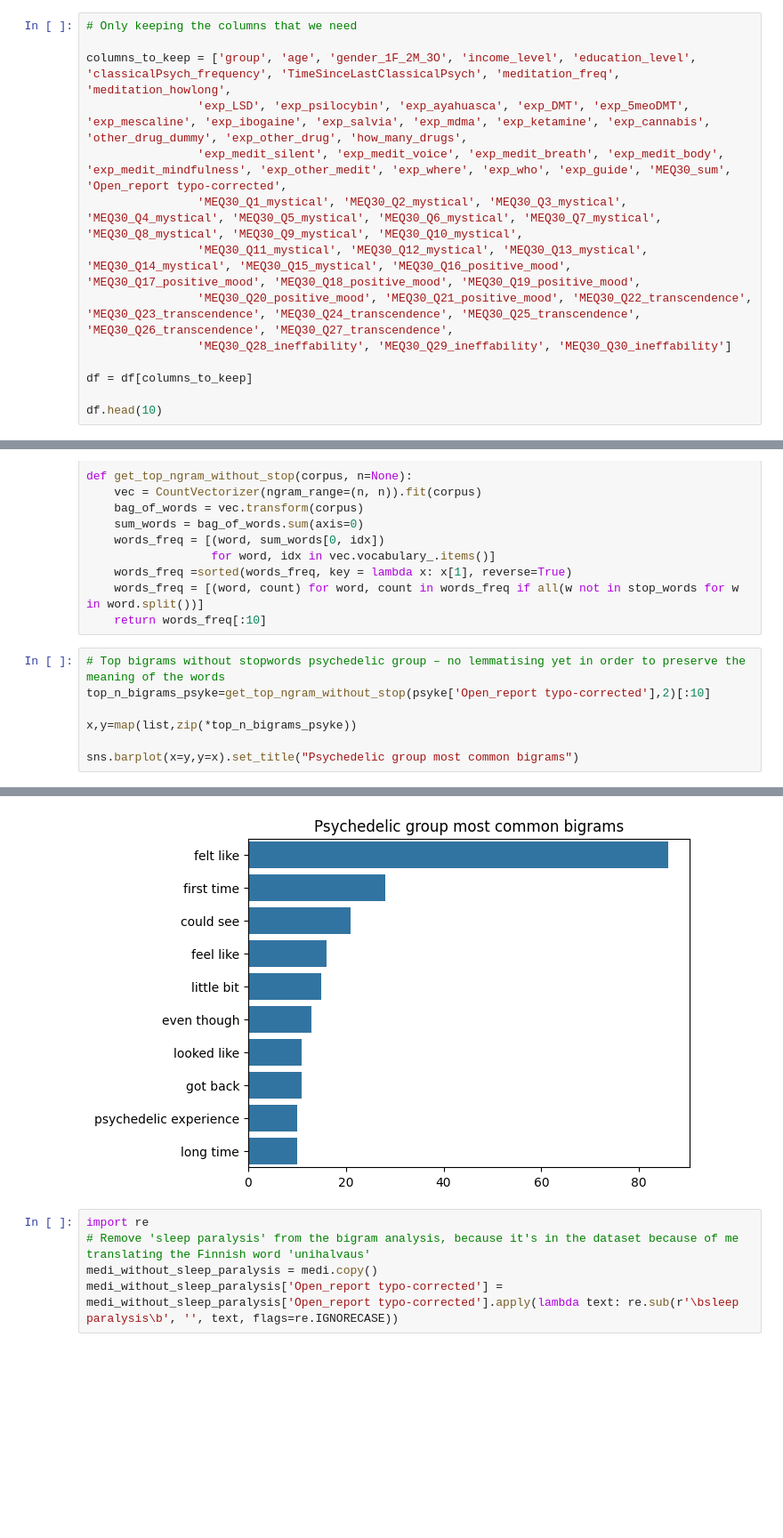
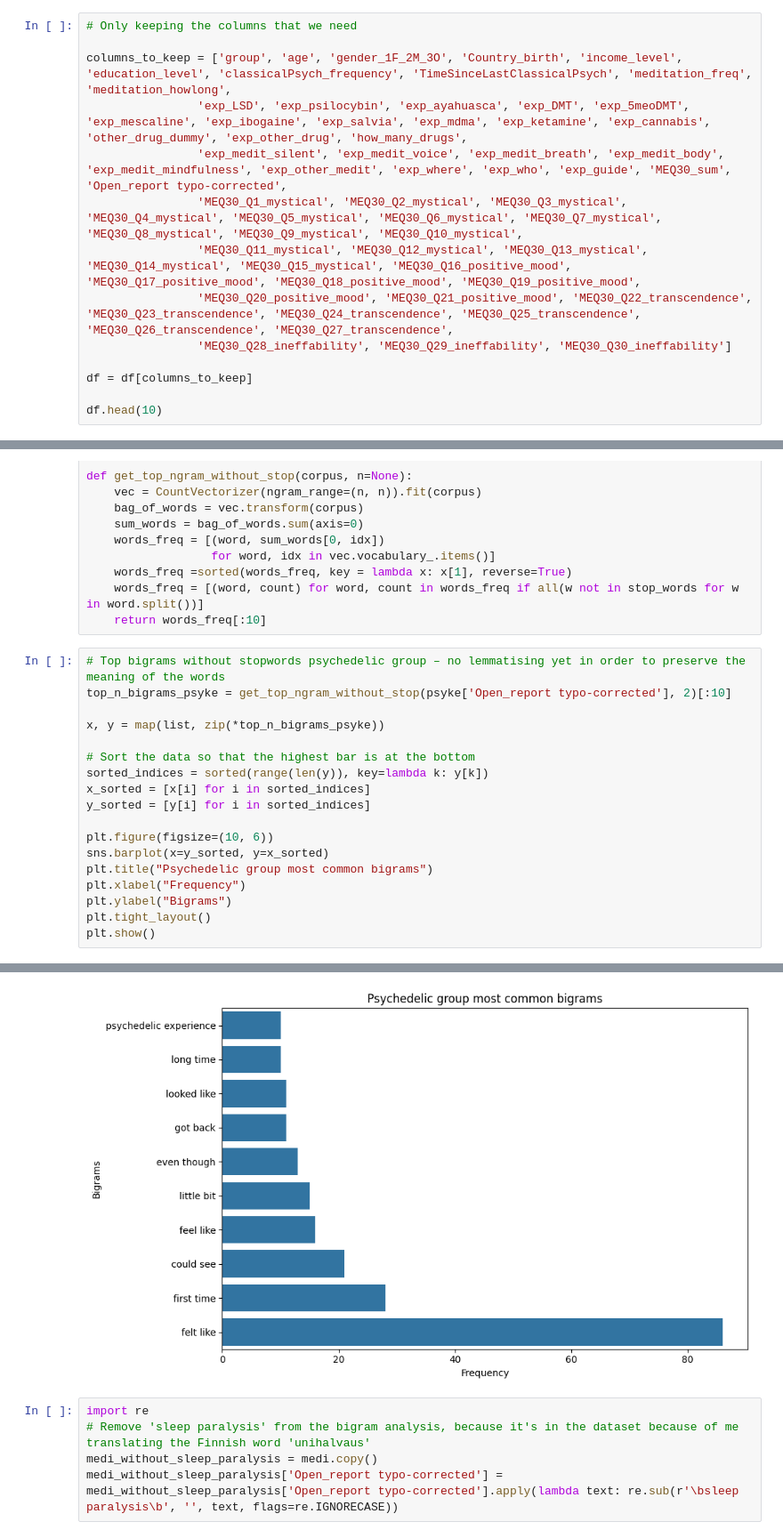
Before and after one commit to konstakm/psychedelics_vs_meditation_nlp, a Jupyter notebook: analysis final.ipynb, the cells around one changed output, grey strips where cells are left out. Shown at 89% size. Drawn from its saved outputs; the diff is of its cells as text; blank space fills up the shorter version.

```diff
--- a/analysis final.ipynb
+++ b/analysis final.ipynb
@@ -41,7 +41,7 @@ memory usage: 276.4+ KB
 # %%
 # Only keeping the columns that we need
 
-columns_to_keep = ['group', 'age', 'gender_1F_2M_3O', 'income_level', 'education_level', 'classicalPsych_frequency', 'TimeSinceLastClassicalPsych', 'meditation_freq', 'meditation_howlong',
+columns_to_keep = ['group', 'age', 'gender_1F_2M_3O', 'Country_birth', 'income_level', 'education_level', 'classicalPsych_frequency', 'TimeSinceLastClassicalPsych', 'meditation_freq', 'meditation_howlong',
                 'exp_LSD', 'exp_psilocybin', 'exp_ayahuasca', 'exp_DMT', 'exp_5meoDMT', 'exp_mescaline', 'exp_ibogaine', 'exp_salvia', 'exp_mdma', 'exp_ketamine', 'exp_cannabis', 'other_drug_dummy', 'exp_other_drug', 'how_many_drugs',
                 'exp_medit_silent', 'exp_medit_voice', 'exp_medit_breath', 'exp_medit_body', 'exp_medit_mindfulness', 'exp_other_medit', 'exp_where', 'exp_who', 'exp_guide', 'MEQ30_sum', 'Open_report typo-corrected',
                 'MEQ30_Q1_mystical', 'MEQ30_Q2_mystical', 'MEQ30_Q3_mystical', 'MEQ30_Q4_mystical', 'MEQ30_Q5_mystical', 'MEQ30_Q6_mystical', 'MEQ30_Q7_mystical', 'MEQ30_Q8_mystical', 'MEQ30_Q9_mystical', 'MEQ30_Q10_mystical',
@@ -1164,10 +1305,21 @@ def get_top_ngram_without_stop(corpus, n=None):
     words_freq = [(word, count) for word, count in words_freq if all(w not in stop_words for w in word.split())]
     return words_freq[:10]
 # %%
-# Top bigrams without stopwords psychedelic group – no lemmatising yet in order to preserve the meaning of the words
-top_n_bigrams_psyke=get_top_ngram_without_stop(psyke['Open_report typo-corrected'],2)[:10]
+# Top bigrams without stopwords psychedelic group – no lemmatising yet in order to preserve the meaning of the words
+top_n_bigrams_psyke = get_top_ngram_without_stop(psyke['Open_report typo-corrected'], 2)[:10]
 
-x,y=map(list,zip(*top_n_bigrams_psyke))
+x, y = map(list, zip(*top_n_bigrams_psyke))
 
-sns.barplot(x=y,y=x).set_title("Psychedelic group most common bigrams")
+# Sort the data so that the highest bar is at the bottom
+sorted_indices = sorted(range(len(y)), key=lambda k: y[k])
+x_sorted = [x[i] for i in sorted_indices]
+y_sorted = [y[i] for i in sorted_indices]
+
+plt.figure(figsize=(10, 6))
+sns.barplot(x=y_sorted, y=x_sorted)
+plt.title("Psychedelic group most common bigrams")
+plt.xlabel("Frequency")
+plt.ylabel("Bigrams")
+plt.tight_layout()
+plt.show()
 # %% [output]
@@ -1175,4 +1326,4 @@ Text(0.5, 1.0, 'Psychedelic group most common bigrams')
-[figure, old version]
+[figure, new version]
 # %%
 import re
 # Remove 'sleep paralysis' from the bigram analysis, because it's in the dataset because of me translating the Finnish word 'unihalvaus'
```
Also changed, not shown: parts of 39 cells of this notebook.
